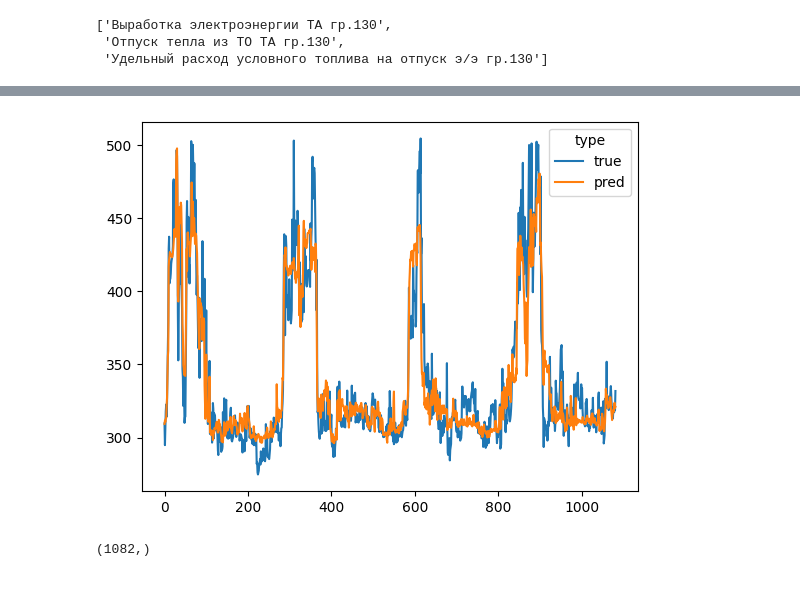
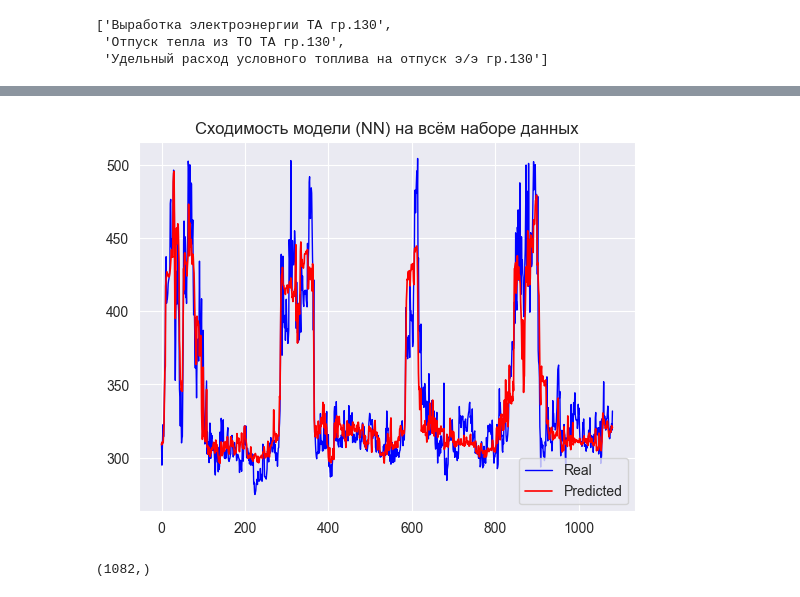
Before and after one commit to llitone/fuel-consumption-prediction, a Jupyter notebook: predictions/nn_fuelTA130.ipynb, the cells around one changed output, grey strips where cells are left out. Saved outputs shown, nothing was run; the diff lists cells and outputs as text; code cells hidden in the pictures.

```diff
--- a/predictions/nn_fuelTA130.ipynb
+++ b/predictions/nn_fuelTA130.ipynb
@@ -231,12 +219,15 @@ predictions = list(map(lambda x: x.reshape(-1).tolist(), predictions))
 predictions = np.array(list(chain.from_iterable(predictions)))
 # %%
 predictions = convert(predictions)
-# %%
-plt.plot(y_for_test, label="true")
-plt.plot(predictions, label="pred")
-plt.legend(title="type");
-# %% [output]
-[figure, removed]
+# %%
+plt.title("Сходимость модели (NN) на всём наборе данных")
+plt.plot(y_for_test, color="blue", label="Real", linewidth=1)
+plt.plot(predictions, color="r", label="Predicted", linewidth=1.2)
+plt.savefig("predictions/graphs/nn_plot.png")
+plt.savefig("predictions/graphs/nn_plot.svg")
+plt.legend();
+# %% [output]
+[figure, added]
 # %%
 predictions.shape
 # %% [output]
```
Also changed, not shown: parts of 16 cells of this notebook, 4 other files.
